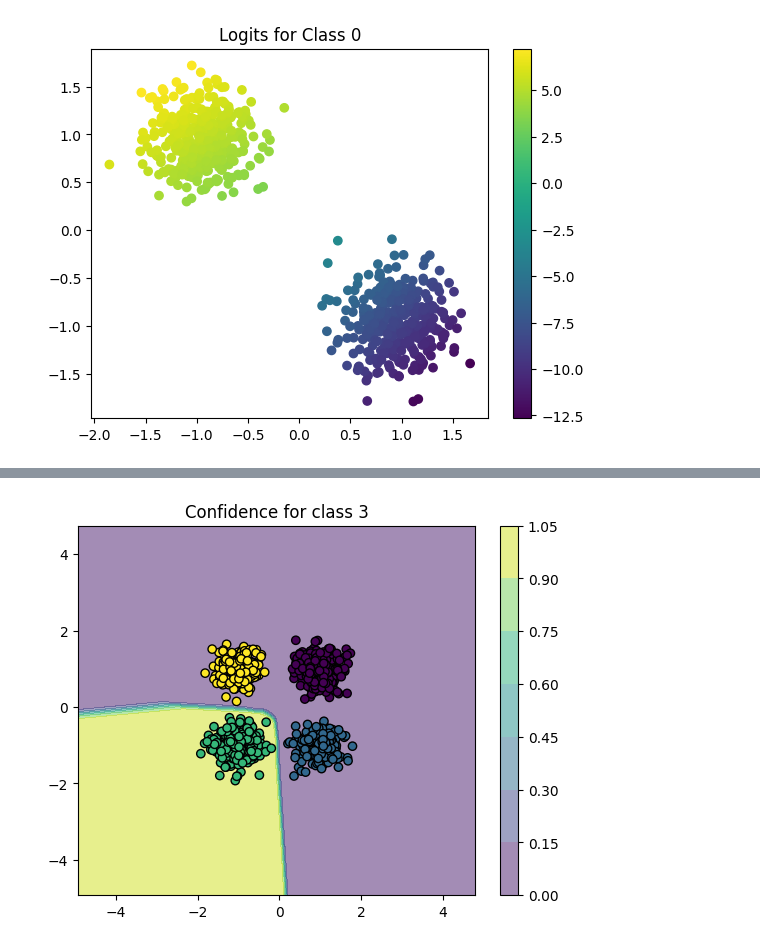
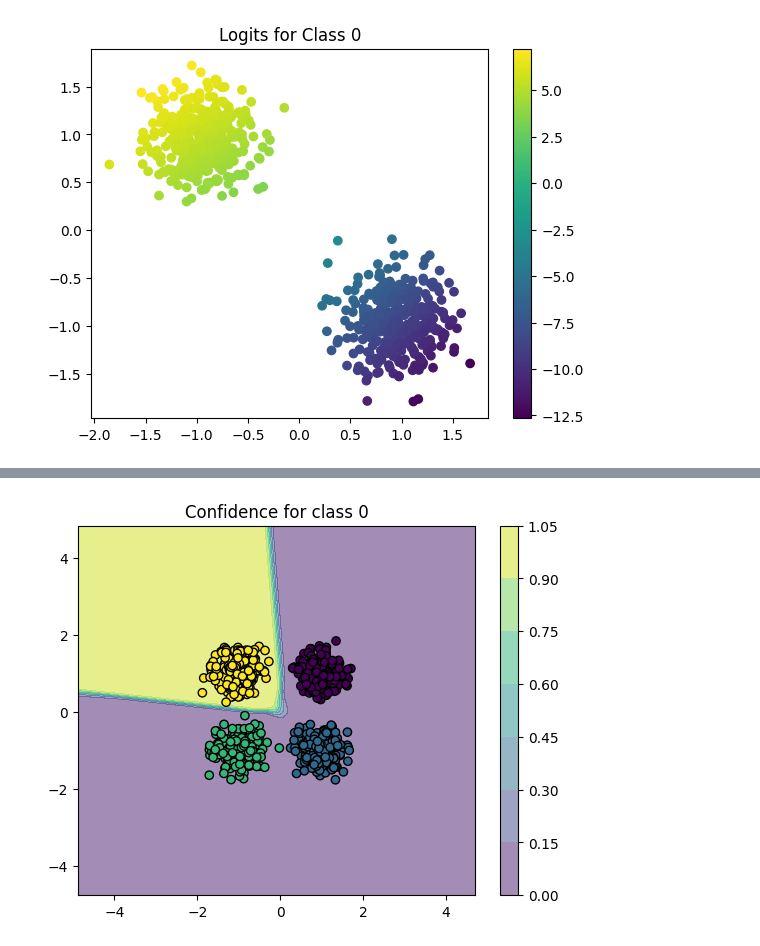
Before and after one commit to CristianManta/classifier-recovery, a Jupyter notebook: gmm-classifier.ipynb, the cells around one changed output, grey strips where cells are left out. Cells and saved outputs as stored; diff of their text form; code cells hidden in the pictures.

```diff
--- a/gmm-classifier.ipynb
+++ b/gmm-classifier.ipynb
@@ -270,7 +270,7 @@ def plot_decision_boundary(model, X, y):
 def plot_confidence_prob(model, X, y):
     """Plots confidence score
     """
-    cls = 3
+    cls = 0
     band = 3
 
     x_min, x_max = X[:, 0].min() - band, X[:, 0].max() + band
@@ -314,3 +314,3 @@ Epoch 301/500, Loss: 0.0001
 Epoch 401/500, Loss: 0.0001
 Training Accuracy: 100.00%
-[figure, old version]
+[figure, new version]
```
Also changed, not shown: parts of 1 cell of this notebook, 3 other files.
